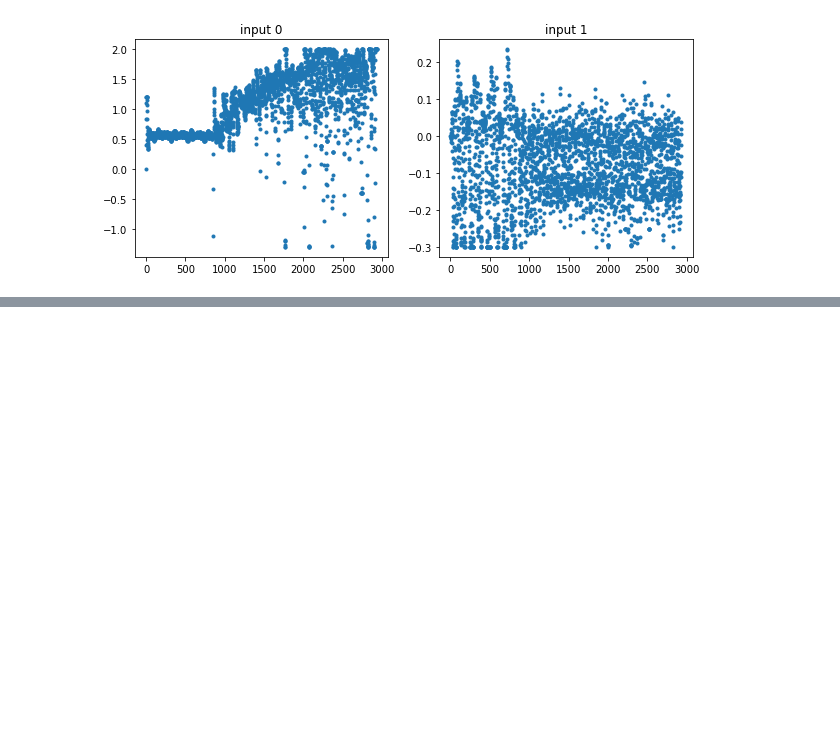
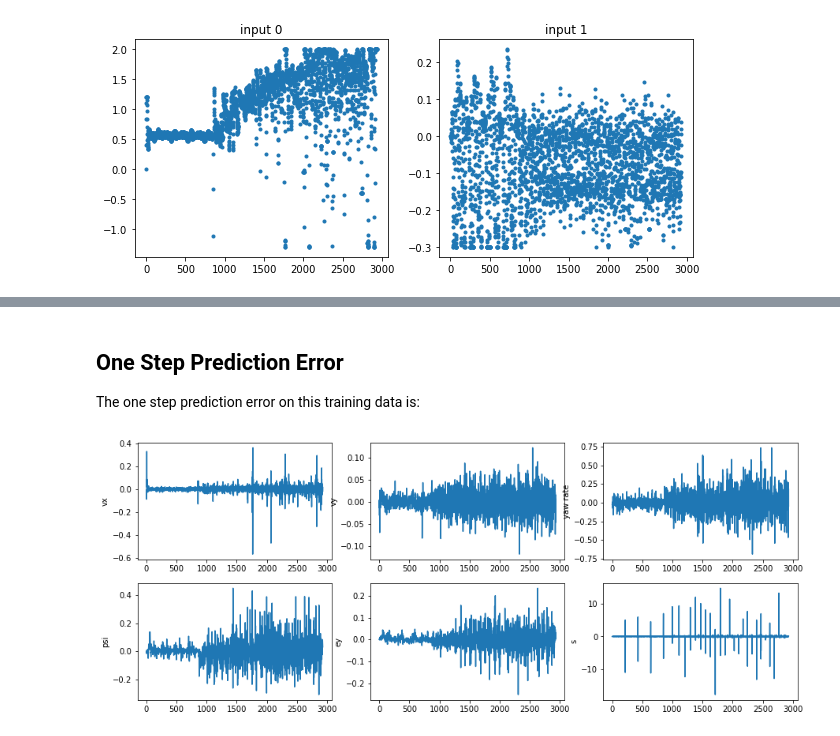
Before and after one commit to DeepakIngole/SwitchSysLMPC, a Jupyter notebook: notebooks/PWA fitting on Car Data.ipynb, the cells around one changed output, grey strips where cells are left out. Drawn from its saved outputs; the diff is of its cells as text; code cells hidden in the pictures; blank space fills up the shorter version.

Commit message:
investigating one step prediction errors for car data

```diff
--- a/notebooks/PWA fitting on Car Data.ipynb
+++ b/notebooks/PWA fitting on Car Data.ipynb
@@ -128,0 +176,18 @@ plt.scatter(z[:,z_ind[0]], z[:,z_ind[1]], c=(y[:,y_ind]-yhats_ind));  plt.colorb
+# %% [markdown]
+## One Step Prediction Error
+The one step prediction error on this training data is:
+# %%
+prediction_errors_first = y - np.array(yhats_first)
+prediction_errors = y - np.array(yhats)
+# %%
+
+plt.figure(figsize=(15,6))
+nstates = prediction_errors.shape[1]
+state_names = ['vx', 'vy', 'yaw rate', 'psi', 'ey', 's']
+for state in range(nstates):
+    plt.subplot(nstates/3, 3, state+1)
+    plt.plot(prediction_errors[:,state])
+    #plt.scatter(range(len(cluster_labels)), prediction_errors[:,state], c=cluster_labels)
+    plt.ylabel(state_names[state])
+# %% [output]
+[figure, added]
```
Also changed, not shown: parts of 12 cells of this notebook, 1 other file.
